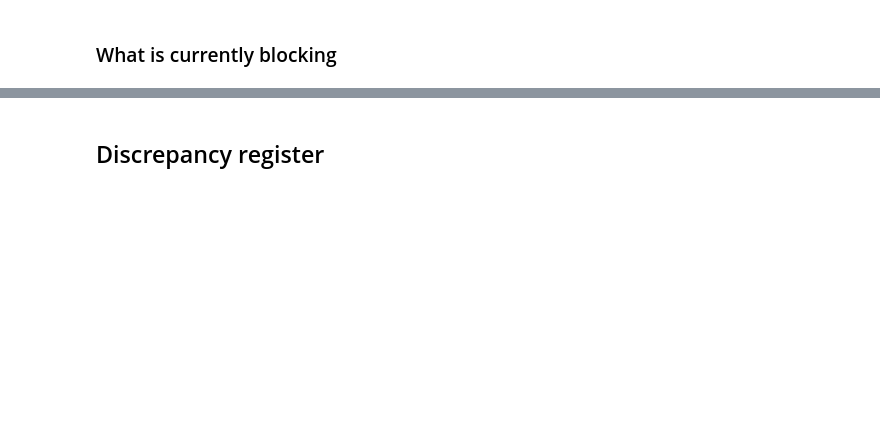
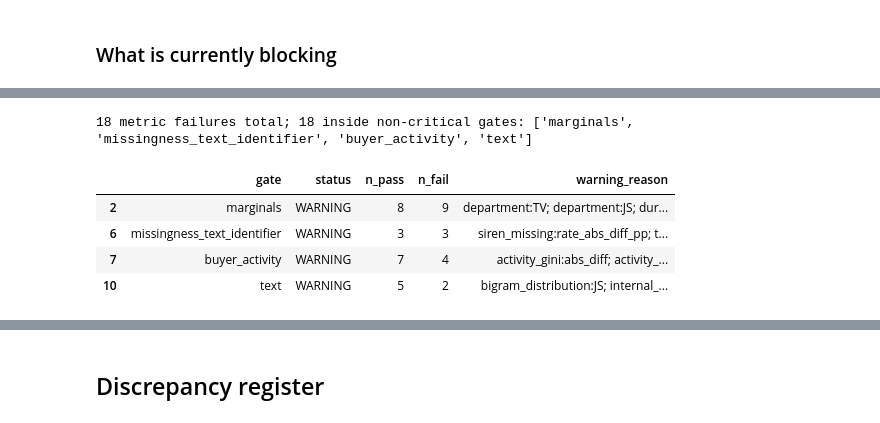
Before and after one commit to ROUSenghak/survival-analysis, a Jupyter notebook: notebooks/12_synthetic_validation_framework_summary.ipynb, the cells around one changed output, grey strips where cells are left out. Cells and saved outputs as stored; diff of their text form; code cells hidden in the pictures; blank space fills up the shorter version.

```diff
--- a/notebooks/12_synthetic_validation_framework_summary.ipynb
+++ b/notebooks/12_synthetic_validation_framework_summary.ipynb
@@ -105,0 +110,17 @@ else:
+# %%
+print(
+    manifest["n_metric_failures"],
+    "metric failures total;",
+    manifest["n_metric_failures_in_noncritical_gates"],
+    "inside non-critical gates:",
+    manifest["noncritical_gates_with_metric_failures"],
+)
+carried = gates[(~gates["critical"]) & (gates["n_fail"] > 0)]
+display(carried[["gate", "status", "n_pass", "n_fail", "warning_reason"]])
+# %% [output]
+18 metric failures total; 18 inside non-critical gates: ['marginals', 'missingness_text_identifier', 'buyer_activity', 'text']
+|  | gate | status | n_pass | n_fail | warning_reason |
+| 2 | marginals | WARNING | 8 | 9 | department:TV; department:JS; dur... |
+| 6 | missingness_text_identifier | WARNING | 3 | 3 | siren_missing:rate_abs_diff_pp; t... |
+| 7 | buyer_activity | WARNING | 7 | 4 | activity_gini:abs_diff; activity_... |
+| 10 | text | WARNING | 5 | 2 | bigram_distribution:JS; internal_... |
```
Also changed, not shown: parts of 10 cells of this notebook, 47 other files.
